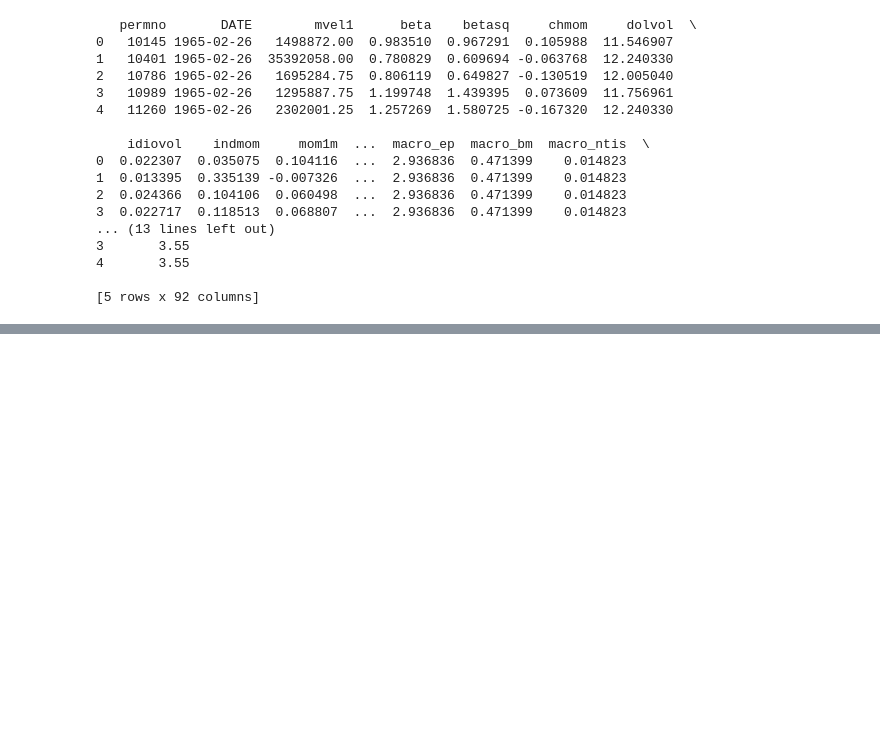
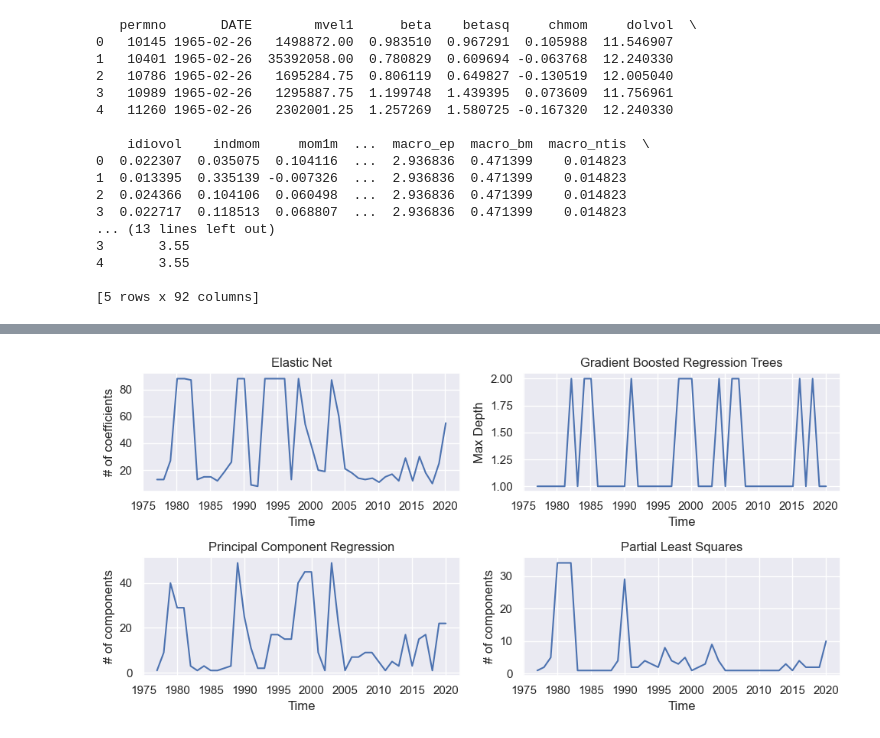
Before and after one commit to KidQuant/Taming-The-Factor-Zoo, a Jupyter notebook: 3_EDA.ipynb, the cells around one changed output, grey strips where cells are left out. Saved outputs shown, nothing was run; the diff lists cells and outputs as text; code cells hidden in the pictures; blank space fills up the shorter version.

```diff
--- a/3_EDA.ipynb
+++ b/3_EDA.ipynb
@@ -296,0 +208,20 @@ plt.show()
+# %%
+comp_enet = pd.read_csv('comp_enet.csv',index_col = "Unnamed: 0", parse_dates=['time'])
+comp_gbrt = pd.read_csv('comp_gbrt.csv',index_col = "Unnamed: 0", parse_dates=['time'])
+comp_pcr = pd.read_csv('comp_pcr.csv', index_col = "Unnamed: 0", parse_dates=['time'])
+comp_pls = pd.read_csv('comp_pls.csv', index_col = "Unnamed: 0", parse_dates=['time'])
+# %%
+rcParams['figure.figsize'] = 10, 5
+fig, axes = plt.subplots(2, 2)
+plot1 = sns.lineplot(data=comp_enet, x='time',y='num_coef', ax=axes[0,0])
+plot1.set(title='Elastic Net', ylabel='# of coefficients', xlabel='Time')
+plot2 = sns.lineplot(data=comp_gbrt, x='time', y='max_depth', ax=axes[0,1])
+plot2.set(title='Gradient Boosted Regression Trees', ylabel='Max Depth', xlabel='Time')
+plot3 = sns.lineplot(data=comp_pcr, x='time', y='num_comp', ax=axes[1,0])
+plot3.set(title='Principal Component Regression', ylabel='# of components', xlabel='Time')
+plot4 = sns.lineplot(data=comp_pls, x='time', y='num_comp', ax=axes[1,1])
+plot4.set(title='Partial Least Squares', ylabel='# of components', xlabel='Time')
+fig.tight_layout()
+plt.show()
+# %% [output]
+[figure, added]
```
Also changed, not shown: parts of 23 cells of this notebook, 15 other files.
